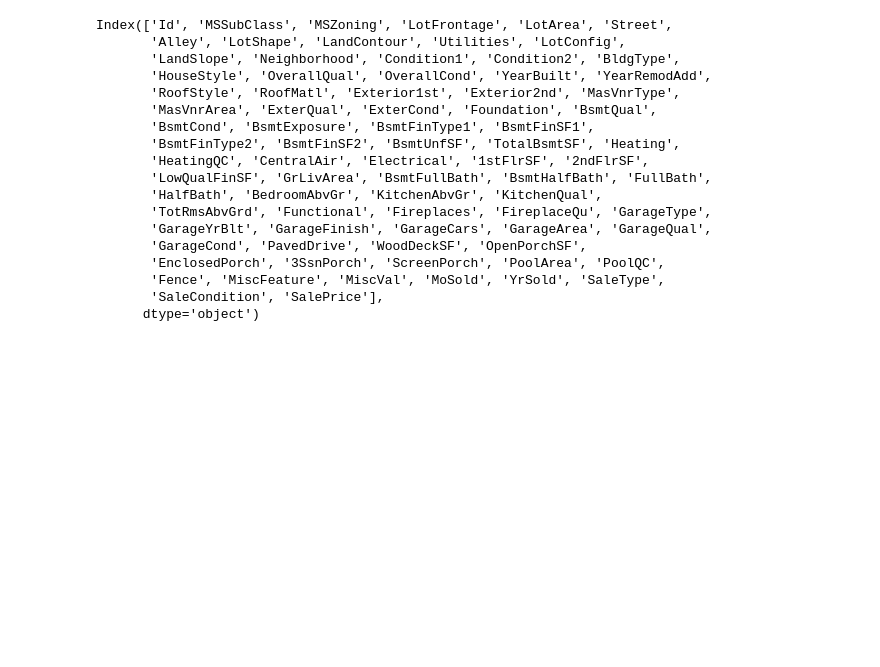
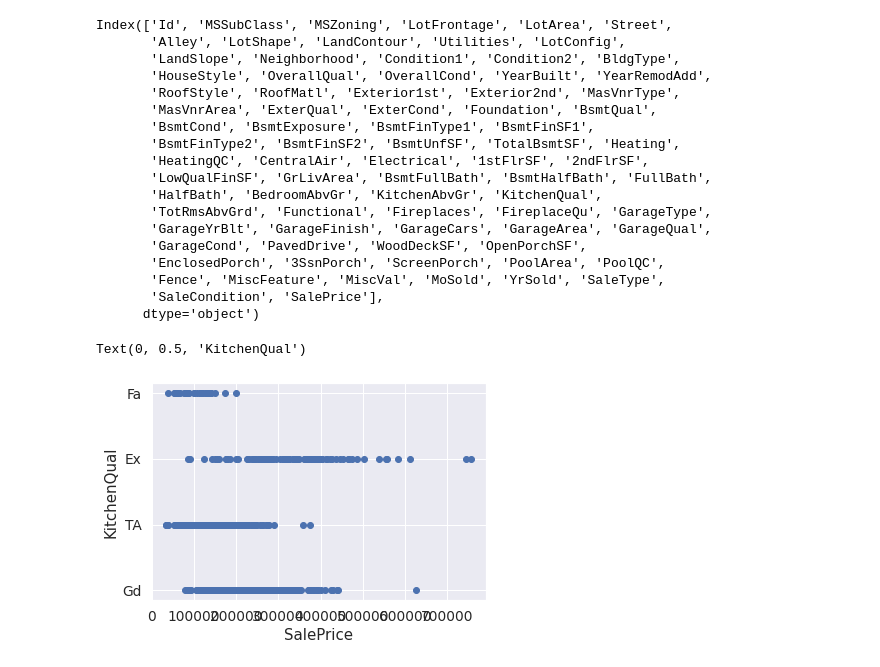
Before and after one commit to preetikhullbe/House_Sale_Price_EDA, a Jupyter notebook: house_sale_Capstone_Project_Problem.ipynb, the cells around one changed output. Drawn from its saved outputs; the diff is of its cells as text; code cells hidden in the pictures; blank space fills up the shorter version.

```diff
--- a/house_sale_Capstone_Project_Problem.ipynb
+++ b/house_sale_Capstone_Project_Problem.ipynb
@@ -196,3 +196,10 @@ Index(['Id', 'MSSubClass', 'MSZoning', 'LotFrontage', 'LotArea', 'Street',
        'Fence', 'MiscFeature', 'MiscVal', 'MoSold', 'YrSold', 'SaleType',
        'SaleCondition', 'SalePrice'],
       dtype='object')
+# %%
+plt.scatter(house_sale['SalePrice'],house_sale['KitchenQual'])
+plt.xlabel('SalePrice')
+plt.ylabel('KitchenQual')
+# %% [output]
+Text(0, 0.5, 'KitchenQual')
+[figure, added]
```
